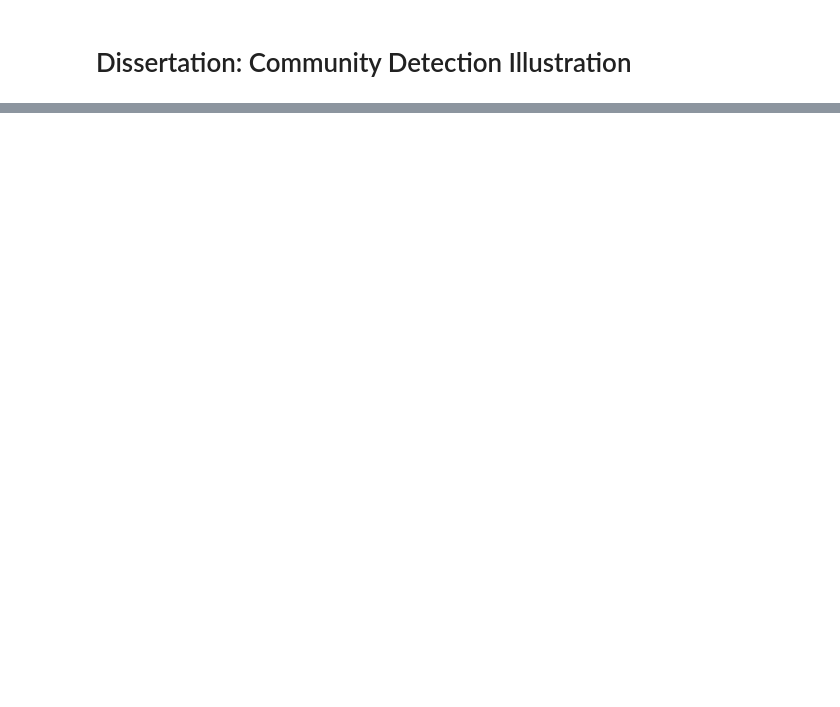
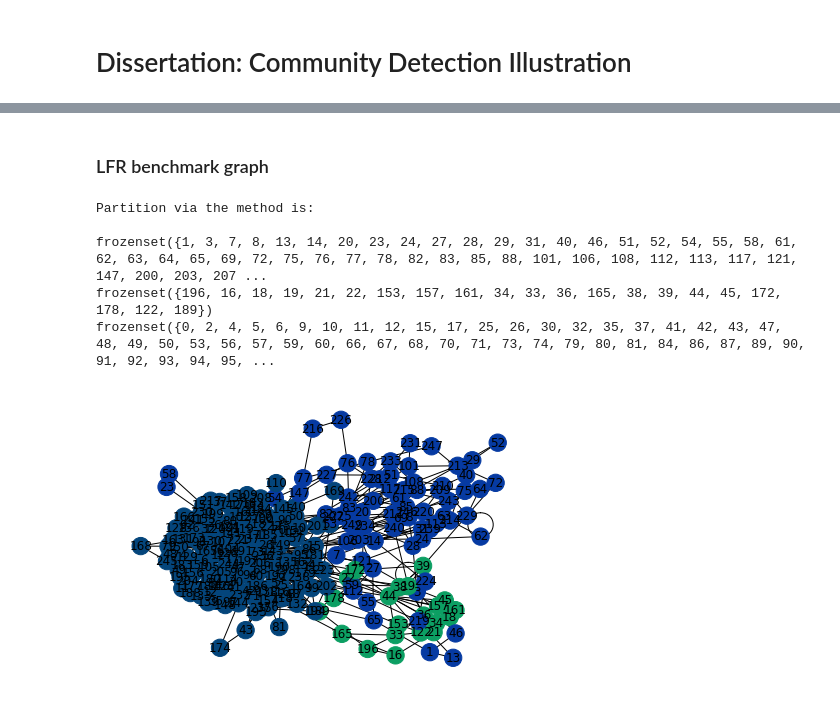
Before and after one commit to user0857/Dissertation, a Jupyter notebook: Community Detection Demo.ipynb, the cells around one changed output, grey strips where cells are left out. Drawn from its saved outputs; the diff is of its cells as text; code cells hidden in the pictures; blank space fills up the shorter version.

```diff
--- a/Community Detection Demo.ipynb
+++ b/Community Detection Demo.ipynb
@@ -58,0 +76,19 @@ Partition via girvan_newman's method is:
+# %% [markdown]
+### LFR benchmark graph
+# %%
+# https://networkx.org/documentation/stable/reference/generated/networkx.generators.community.LFR_benchmark_graph.html
+n = 250
+tau1 = 3
+tau2 = 1.5
+mu = 0.1
+G = LFR_benchmark_graph(
+    n, tau1, tau2, mu, average_degree=5, min_community=20, seed=10
+)
+color_by_community(G, communities = {frozenset(G.nodes[v]["community"]) for v in G})
+# %% [output]
+Partition via the method is:
+
+frozenset({1, 3, 7, 8, 13, 14, 20, 23, 24, 27, 28, 29, 31, 40, 46, 51, 52, 54, 55, 58, 61, 62, 63, 64, 65, 69, 72, 75, 76, 77, 78, 82, 83, 85, 88, 101, 106, 108, 112, 113, 117, 121, 147, 200, 203, 207 ...
+frozenset({196, 16, 18, 19, 21, 22, 153, 157, 161, 34, 33, 36, 165, 38, 39, 44, 45, 172, 178, 122, 189})
+frozenset({0, 2, 4, 5, 6, 9, 10, 11, 12, 15, 17, 25, 26, 30, 32, 35, 37, 41, 42, 43, 47, 48, 49, 50, 53, 56, 57, 59, 60, 66, 67, 68, 70, 71, 73, 74, 79, 80, 81, 84, 86, 87, 89, 90, 91, 92, 93, 94, 95, ...
+[figure, added]
```
Also changed, not shown: parts of 24 cells of this notebook.
